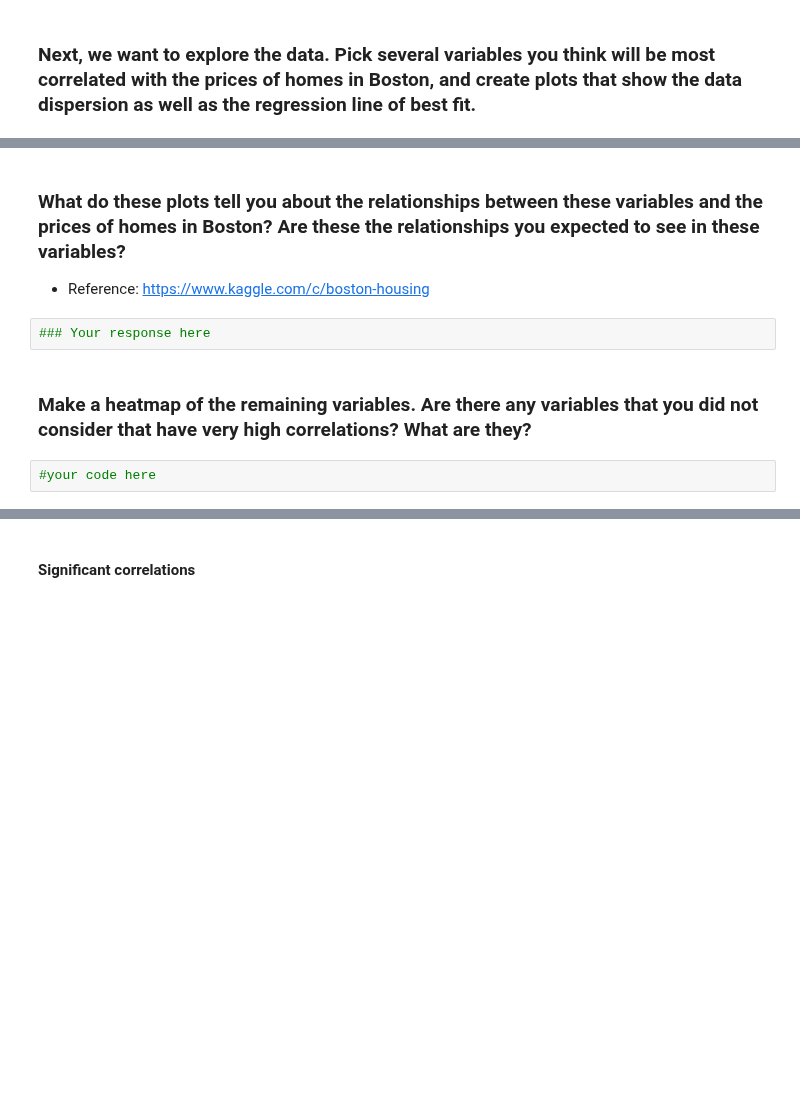
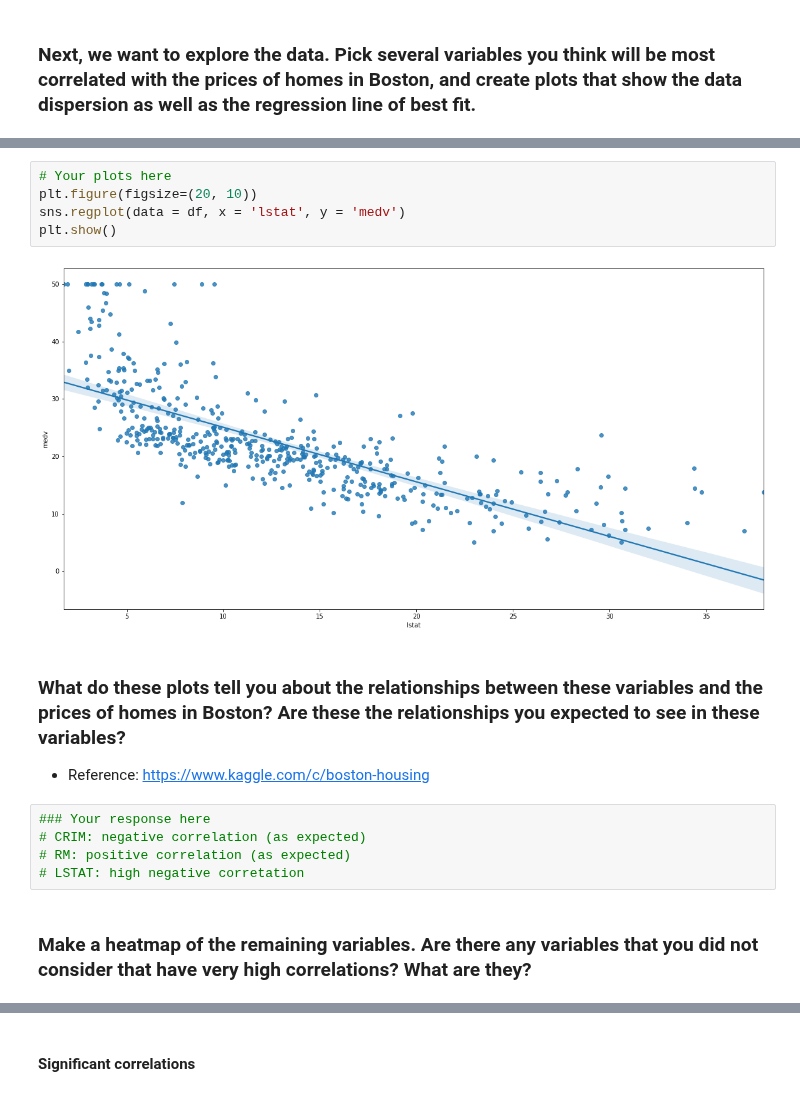
Before and after one commit to paoloironhack/data_analytics062020, a Jupyter notebook: labs/module_3/Evaluation_Sup_learning/main.ipynb, the cells around one changed output, grey strips where cells are left out. Drawn from its saved outputs; the diff is of its cells as text; blank space fills up the shorter version.

```diff
--- a/labs/module_3/Evaluation_Sup_learning/main.ipynb
+++ b/labs/module_3/Evaluation_Sup_learning/main.ipynb
@@ -27,9 +51,17 @@ Download the Boston dataset from [here](https://drive.google.com/file/d/1Bux3hwV
+# %%
+# Your plots here
+plt.figure(figsize=(20, 10))
+sns.regplot(data = df, x = 'lstat', y = 'medv')
+plt.show()
+# %% [output]
+[figure, added]
 # %% [markdown]
 ### What do these plots tell you about the relationships between these variables and the prices of homes in Boston? Are these the relationships you expected to see in these variables?
 - Reference: https://www.kaggle.com/c/boston-housing
-# %%
-### Your response here
+# %%
+### Your response here
+# CRIM: negative correlation (as expected)
+# RM: positive correlation (as expected)
+# LSTAT: high negative corretation
 # %% [markdown]
 ### Make a heatmap of the remaining variables. Are there any variables that you did not consider that have very high correlations? What are they?
-# %%
-#your code here
```
Also changed, not shown: parts of 29 cells of this notebook, 10 other files.
